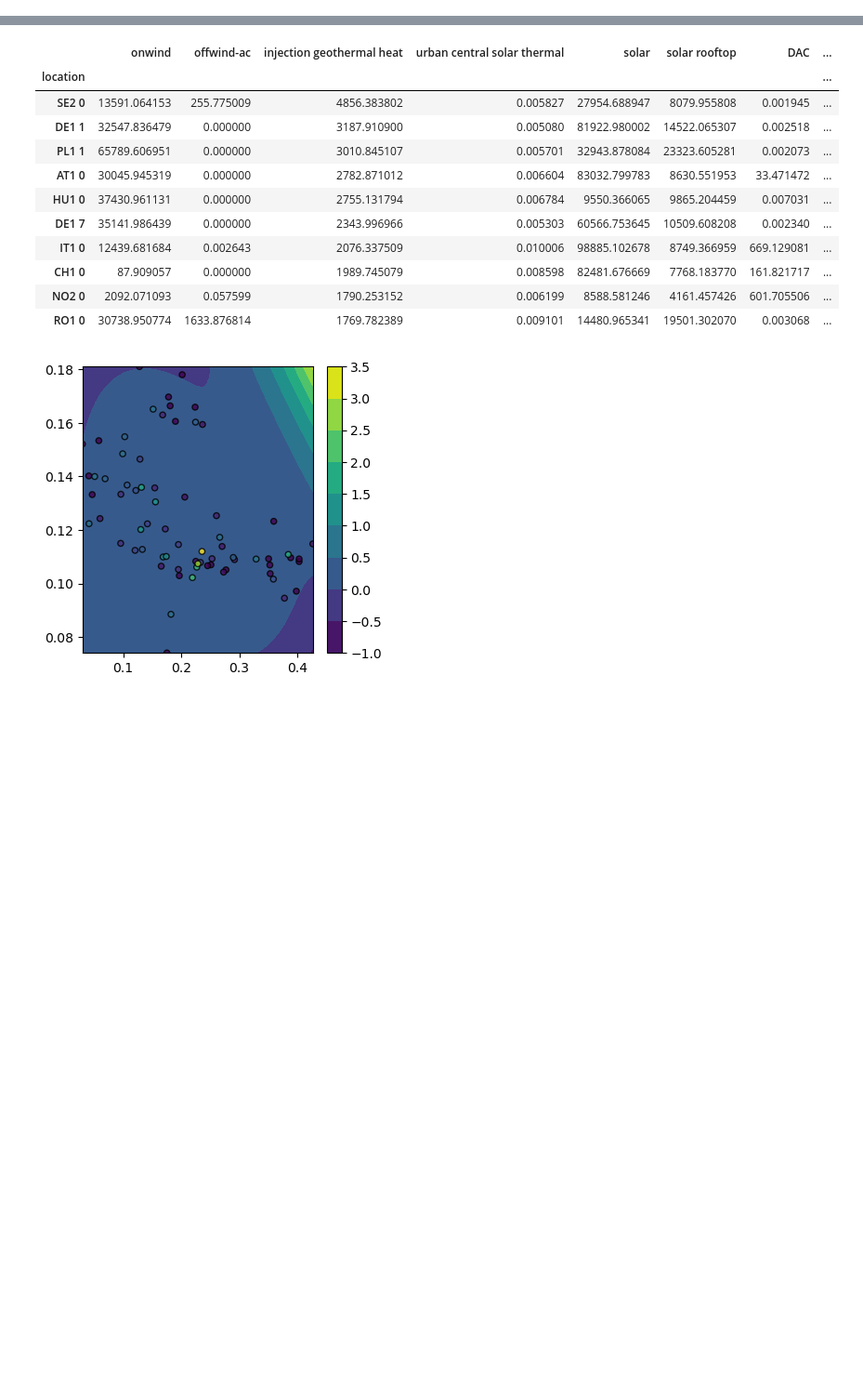
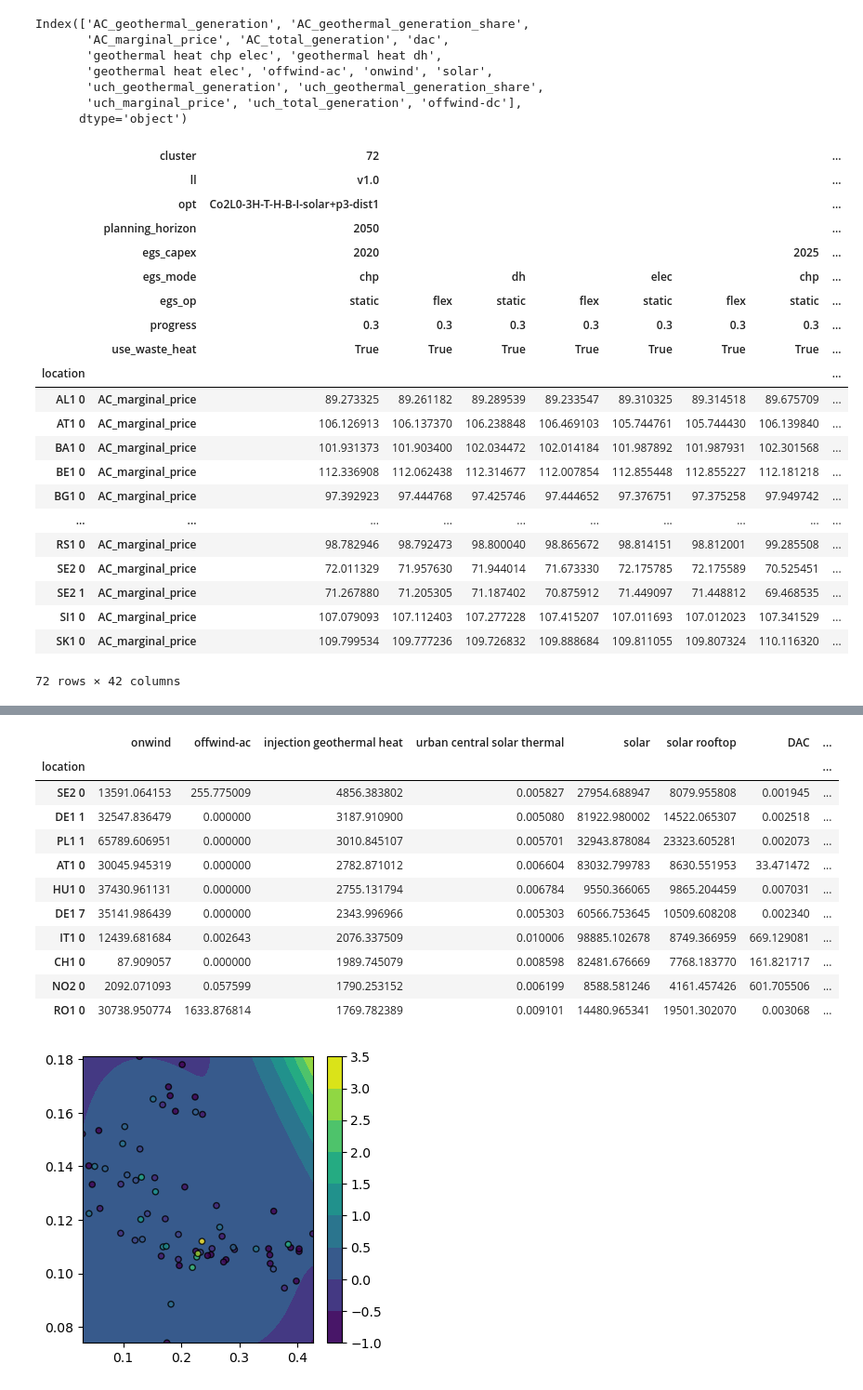
Before and after one commit to LukasFrankenQ/egs_market_integration, a Jupyter notebook: notebooks/plot_correlation.ipynb, the cells around one changed output, grey strips where cells are left out. Shown at 93% size. Saved outputs shown, nothing was run; the diff lists cells and outputs as text; code cells hidden in the pictures; blank space fills up the shorter version.

```diff
--- a/notebooks/plot_correlation.ipynb
+++ b/notebooks/plot_correlation.ipynb
@@ -237,0 +327,34 @@ plt.show()
+# %%
+print(geo.index.get_level_values(1).unique())
+
+geo.loc[idx[:, 'AC_marginal_price'], :]
+# %% [output]
+Index(['AC_geothermal_generation', 'AC_geothermal_generation_share',
+       'AC_marginal_price', 'AC_total_generation', 'dac',
+       'geothermal heat chp elec', 'geothermal heat dh',
+       'geothermal heat elec', 'offwind-ac', 'onwind', 'solar',
+       'uch_geothermal_generation', 'uch_geothermal_generation_share',
+       'uch_marginal_price', 'uch_total_generation', 'offwind-dc'],
+      dtype='object')
+|  | cluster | 72 |  |  |  |  |  |  | ... |
+|  | ll | v1.0 |  |  |  |  |  |  | ... |
+|  | opt | Co2L0-3H-T-H-B-I-solar+p3-dist1 |  |  |  |  |  |  | ... |
+|  | planning_horizon | 2050 |  |  |  |  |  |  | ... |
+|  | egs_capex | 2020 |  |  |  |  |  | 2025 | ... |
+|  | egs_mode | chp |  | dh |  | elec |  | chp | ... |
+|  | egs_op | static | flex | static | flex | static | flex | static | ... |
+|  | progress | 0.3 | 0.3 | 0.3 | 0.3 | 0.3 | 0.3 | 0.3 | ... |
+|  | use_waste_heat | True | True | True | True | True | True | True | ... |
+| location |  |  |  |  |  |  |  |  | ... |
+| AL1 0 | AC_marginal_price | 89.273325 | 89.261182 | 89.289539 | 89.233547 | 89.310325 | 89.314518 | 89.675709 | ... |
+| AT1 0 | AC_marginal_price | 106.126913 | 106.137370 | 106.238848 | 106.469103 | 105.744761 | 105.744430 | 106.139840 | ... |
+| BA1 0 | AC_marginal_price | 101.931373 | 101.903400 | 102.034472 | 102.014184 | 101.987892 | 101.987931 | 102.301568 | ... |
+| BE1 0 | AC_marginal_price | 112.336908 | 112.062438 | 112.314677 | 112.007854 | 112.855448 | 112.855227 | 112.181218 | ... |
+| BG1 0 | AC_marginal_price | 97.392923 | 97.444768 | 97.425746 | 97.444652 | 97.376751 | 97.375258 | 97.949742 | ... |
+| ... | ... | ... | ... | ... | ... | ... | ... | ... | ... |
+| RS1 0 | AC_marginal_price | 98.782946 | 98.792473 | 98.800040 | 98.865672 | 98.814151 | 98.812001 | 99.285508 | ... |
+| SE2 0 | AC_marginal_price | 72.011329 | 71.957630 | 71.944014 | 71.673330 | 72.175785 | 72.175589 | 70.525451 | ... |
+| SE2 1 | AC_marginal_price | 71.267880 | 71.205305 | 71.187402 | 70.875912 | 71.449097 | 71.448812 | 69.468535 | ... |
+| SI1 0 | AC_marginal_price | 107.079093 | 107.112403 | 107.277228 | 107.415207 | 107.011693 | 107.012023 | 107.341529 | ... |
+| SK1 0 | AC_marginal_price | 109.799534 | 109.777236 | 109.726832 | 109.888684 | 109.811055 | 109.807324 | 110.116320 | ... |
+72 rows × 42 columns
```
Also changed, not shown: parts of 10 cells of this notebook, 3 other files.
